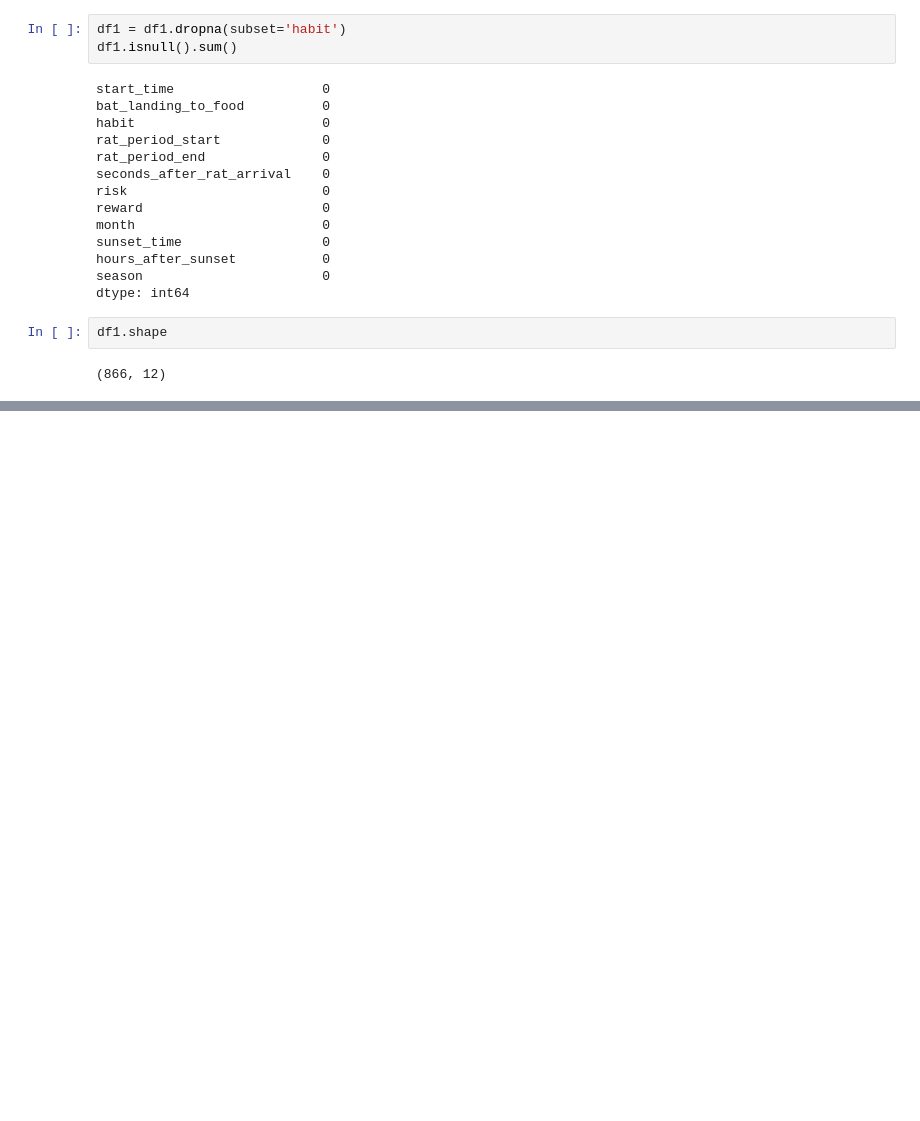
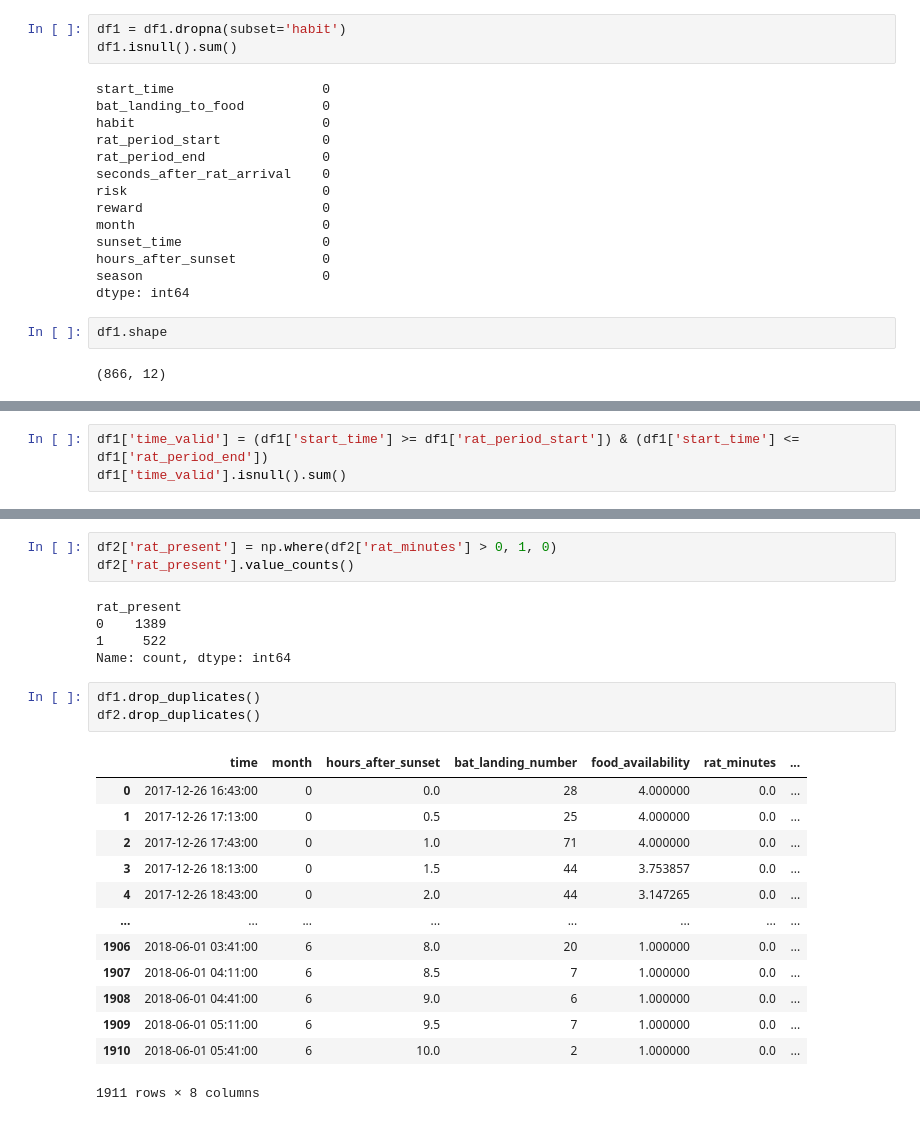
Before and after one commit to sawchinstha/Bat_Rat, a Jupyter notebook: analysis.ipynb, the cells around one changed output, grey strips where cells are left out. Saved outputs shown, nothing was run; the diff lists cells and outputs as text; blank space fills up the shorter version.

```diff
--- a/analysis.ipynb
+++ b/analysis.ipynb
@@ -205,0 +265,3 @@ memory usage: 88.0+ KB
+# %%
+df1['time_valid'] = (df1['start_time'] >= df1['rat_period_start']) & (df1['start_time'] <= df1['rat_period_end'])
+df1['time_valid'].isnull().sum()
@@ -205,0 +355,25 @@ memory usage: 88.0+ KB
+# %%
+df2['rat_present'] = np.where(df2['rat_minutes'] > 0, 1, 0)
+df2['rat_present'].value_counts()
+# %% [output]
+rat_present
+0    1389
+1     522
+Name: count, dtype: int64
+# %%
+df1.drop_duplicates()
+df2.drop_duplicates()
+# %% [output]
+|  | time | month | hours_after_sunset | bat_landing_number | food_availability | rat_minutes | ... |
+| 0 | 2017-12-26 16:43:00 | 0 | 0.0 | 28 | 4.000000 | 0.0 | ... |
+| 1 | 2017-12-26 17:13:00 | 0 | 0.5 | 25 | 4.000000 | 0.0 | ... |
+| 2 | 2017-12-26 17:43:00 | 0 | 1.0 | 71 | 4.000000 | 0.0 | ... |
+| 3 | 2017-12-26 18:13:00 | 0 | 1.5 | 44 | 3.753857 | 0.0 | ... |
+| 4 | 2017-12-26 18:43:00 | 0 | 2.0 | 44 | 3.147265 | 0.0 | ... |
+| ... | ... | ... | ... | ... | ... | ... | ... |
+| 1906 | 2018-06-01 03:41:00 | 6 | 8.0 | 20 | 1.000000 | 0.0 | ... |
+| 1907 | 2018-06-01 04:11:00 | 6 | 8.5 | 7 | 1.000000 | 0.0 | ... |
+| 1908 | 2018-06-01 04:41:00 | 6 | 9.0 | 6 | 1.000000 | 0.0 | ... |
+| 1909 | 2018-06-01 05:11:00 | 6 | 9.5 | 7 | 1.000000 | 0.0 | ... |
+| 1910 | 2018-06-01 05:41:00 | 6 | 10.0 | 2 | 1.000000 | 0.0 | ... |
+1911 rows × 8 columns
```
Also changed, not shown: parts of 15 cells of this notebook.
